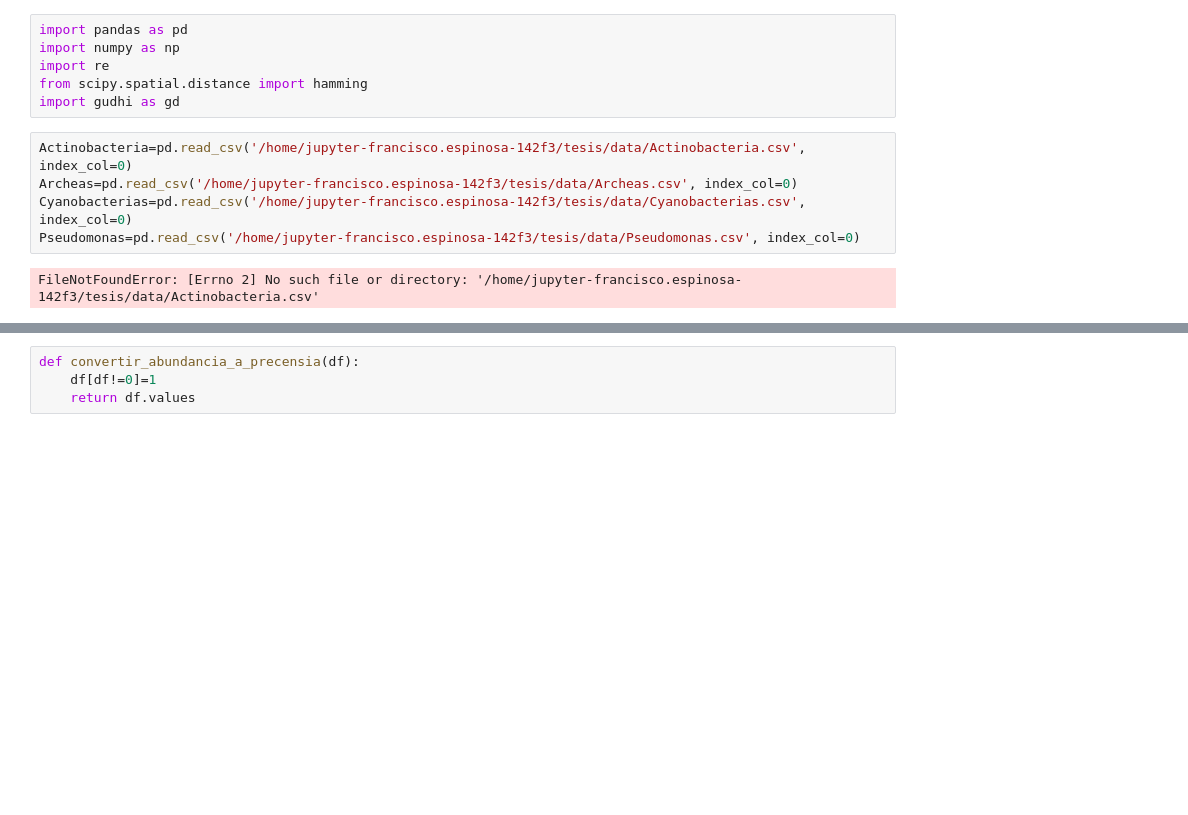
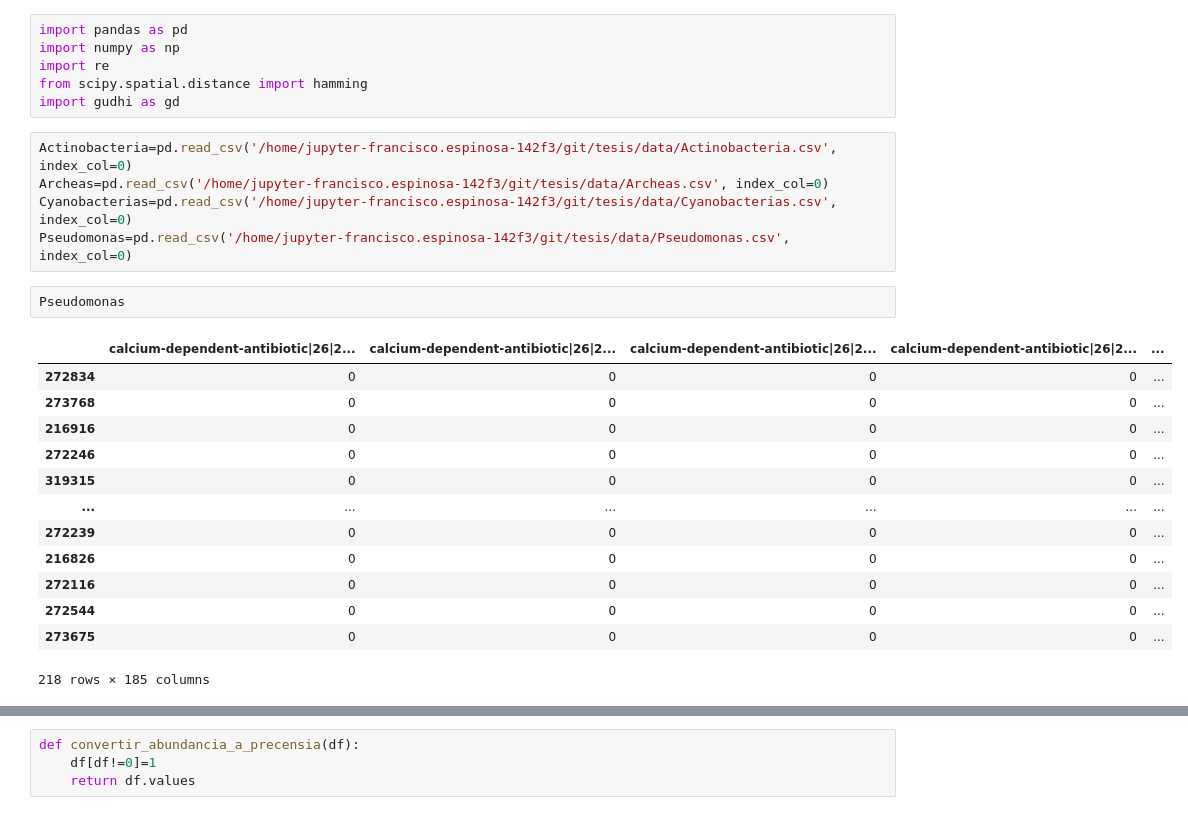
Before and after one commit to FFranciscoEspinosa/Tesis, a Jupyter notebook: notebooks/Tesis2_complejos_simpliciales.ipynb, the cells around one changed output, grey strips where cells are left out. Cells and saved outputs as stored; diff of their text form; blank space fills up the shorter version.

```diff
--- a/notebooks/Tesis2_complejos_simpliciales.ipynb
+++ b/notebooks/Tesis2_complejos_simpliciales.ipynb
@@ -5,9 +5,23 @@ import re
 from scipy.spatial.distance import hamming
 import gudhi as gd
 # %%
-Actinobacteria=pd.read_csv('/home/jupyter-francisco.espinosa-142f3/tesis/data/Actinobacteria.csv', index_col=0)
-Archeas=pd.read_csv('/home/jupyter-francisco.espinosa-142f3/tesis/data/Archeas.csv', index_col=0)
-Cyanobacterias=pd.read_csv('/home/jupyter-francisco.espinosa-142f3/tesis/data/Cyanobacterias.csv', index_col=0)
-Pseudomonas=pd.read_csv('/home/jupyter-francisco.espinosa-142f3/tesis/data/Pseudomonas.csv', index_col=0)
+Actinobacteria=pd.read_csv('/home/jupyter-francisco.espinosa-142f3/git/tesis/data/Actinobacteria.csv', index_col=0)
+Archeas=pd.read_csv('/home/jupyter-francisco.espinosa-142f3/git/tesis/data/Archeas.csv', index_col=0)
+Cyanobacterias=pd.read_csv('/home/jupyter-francisco.espinosa-142f3/git/tesis/data/Cyanobacterias.csv', index_col=0)
+Pseudomonas=pd.read_csv('/home/jupyter-francisco.espinosa-142f3/git/tesis/data/Pseudomonas.csv', index_col=0)
-# %% [output]
-FileNotFoundError: [Errno 2] No such file or directory: '/home/jupyter-francisco.espinosa-142f3/tesis/data/Actinobacteria.csv'
+# %%
+Pseudomonas
+# %% [output]
+|  | calcium-dependent-antibiotic|26|2... | calcium-dependent-antibiotic|26|2... | calcium-dependent-antibiotic|26|2... | calcium-dependent-antibiotic|26|2... | ... |
+| 272834 | 0 | 0 | 0 | 0 | ... |
+| 273768 | 0 | 0 | 0 | 0 | ... |
+| 216916 | 0 | 0 | 0 | 0 | ... |
+| 272246 | 0 | 0 | 0 | 0 | ... |
+| 319315 | 0 | 0 | 0 | 0 | ... |
+| ... | ... | ... | ... | ... | ... |
+| 272239 | 0 | 0 | 0 | 0 | ... |
+| 216826 | 0 | 0 | 0 | 0 | ... |
+| 272116 | 0 | 0 | 0 | 0 | ... |
+| 272544 | 0 | 0 | 0 | 0 | ... |
+| 273675 | 0 | 0 | 0 | 0 | ... |
+218 rows × 185 columns
```
Also changed, not shown: parts of 21 cells of this notebook, 12 other files.
